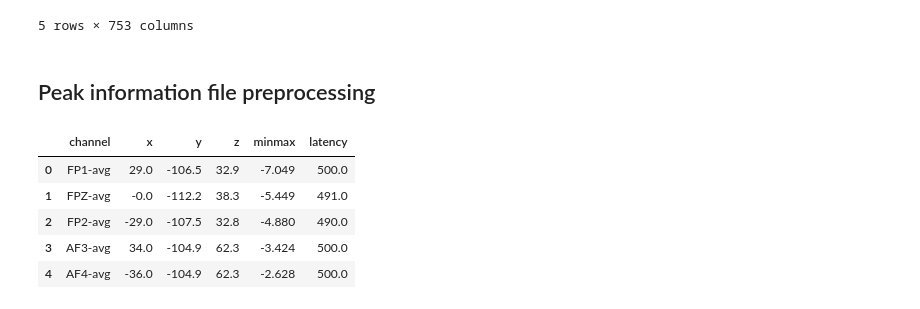
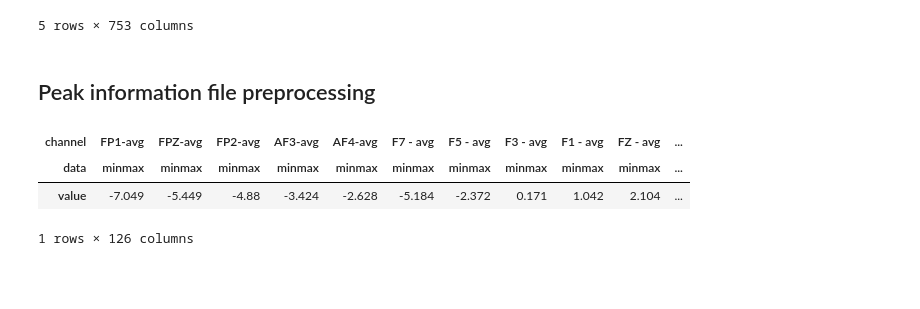
Before and after one commit to kcho/CSD_extraction, a Jupyter notebook: Preprocessing.ipynb, the cells around one changed output. Cells and saved outputs as stored; diff of their text form; code cells hidden in the pictures; blank space fills up the shorter version.

Commit message:
peak information file preprocessing minmax and latency into one row

```diff
--- a/Preprocessing.ipynb
+++ b/Preprocessing.ipynb
@@ -147,23 +225,31 @@ b.head()
 ## Peak information file preprocessing
 # %%
 def peak_preprocessing(textfile):
-    df = pd.read_csv(text_data_loc,
+    df = pd.read_csv(text_data_loc, #skipfooter=1,
                  sep='\t',
                  skiprows=5,
                  names=['channel', 'x', 'y', 'z', 'minmax', 'latency'],
                  encoding='ISO-8859-1')
-    return df
+
+    #MGFP1 has only minmax and latency
+    df.loc[df['channel']=='MGFP1', 'minmax'] = df.loc[df['channel']=='MGFP1', 'x']
+    df.loc[df['channel']=='MGFP1', 'latency'] = df.loc[df['channel']=='MGFP1', 'y']
+
+    df_melt = pd.melt(df,
+                      id_vars='channel',
+                      var_name='data',
+                      value_name='value',
+                      value_vars=['minmax', 'latency']).set_index(['channel', 'data']).T
+    return df_melt
 # %%
 text_data_loc = u'/Users/kangik/Dropbox/project/2017_08_23_ERP_machine_learning/data/101027_HC_LSJ2_MMN_peak.txt'
 text_data_loc = u'/Users/kangik/Dropbox/project/2017_08_23_ERP_machine_learning/data/101027_HC_LSJ2_P3_peak.txt'
 # %%
 d = peak_preprocessing(text_data_loc)
 # %%
-d.head()
+d
 # %% [output]
-|  | channel | x | y | z | minmax | latency |
-| 0 | FP1-avg | 29.0 | -106.5 | 32.9 | -7.049 | 500.0 |
-| 1 | FPZ-avg | -0.0 | -112.2 | 38.3 | -5.449 | 491.0 |
-| 2 | FP2-avg | -29.0 | -107.5 | 32.8 | -4.880 | 490.0 |
-| 3 | AF3-avg | 34.0 | -104.9 | 62.3 | -3.424 | 500.0 |
-| 4 | AF4-avg | -36.0 | -104.9 | 62.3 | -2.628 | 500.0 |
+| channel | FP1-avg | FPZ-avg | FP2-avg | AF3-avg | AF4-avg | F7 - avg | F5 - avg | F3 - avg | F1 - avg | FZ - avg | ... |
+| data | minmax | minmax | minmax | minmax | minmax | minmax | minmax | minmax | minmax | minmax | ... |
+| value | -7.049 | -5.449 | -4.88 | -3.424 | -2.628 | -5.184 | -2.372 | 0.171 | 1.042 | 2.104 | ... |
+1 rows × 126 columns
```
Also changed, not shown: parts of 13 cells of this notebook.
